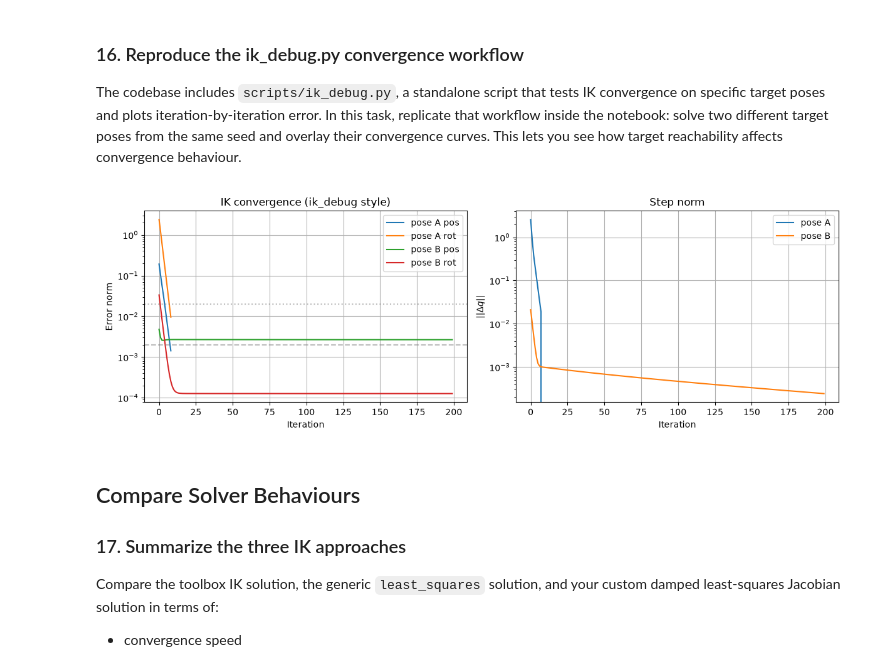
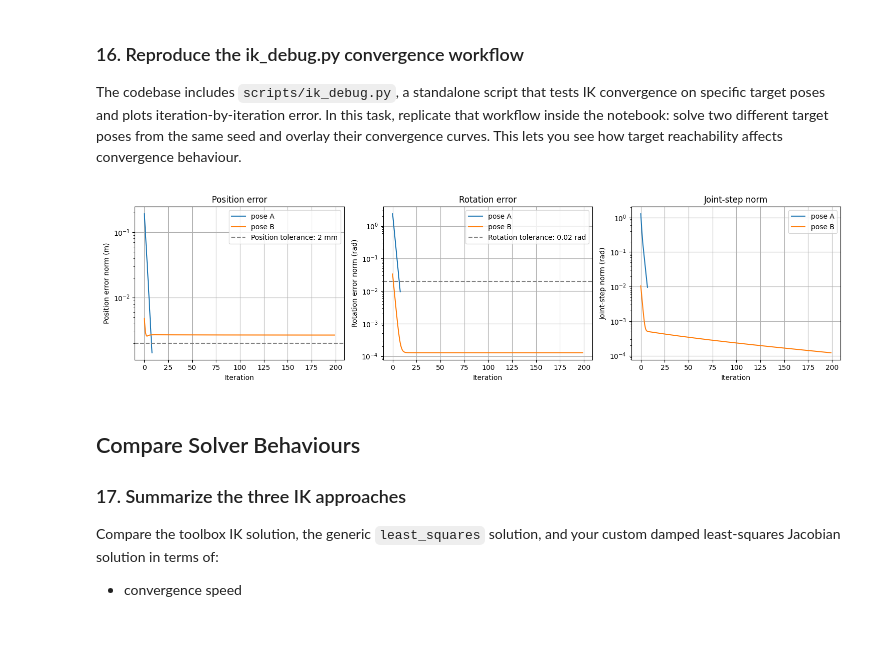
Before and after one commit to AnanthaPrajith/mycobot_ws, a Jupyter notebook: notebooks/03_InverseKinematics.ipynb, the cells around one changed output. Saved outputs shown, nothing was run; the diff lists cells and outputs as text; code cells hidden in the pictures; blank space fills up the shorter version.

```diff
--- a/notebooks/03_InverseKinematics.ipynb
+++ b/notebooks/03_InverseKinematics.ipynb
@@ -401,12 +401,13 @@ def damped_least_squares_ik(robot, bodyname, targetpose, q0, damping=1e-2, step=
         lambda2_I = damping**2 * np.eye(J.shape[0])
         dq = J.T @ np.linalg.solve(J @ J.T + lambda2_I, e)
 
+        q_previous = q.copy()
         q = q + step * dq
 
         if clamp_joints and qlim is not None:
             q = np.clip(q, qlim[0, :], qlim[1, :])
 
-        history[-1]['step_norm'] = np.linalg.norm(dq)
+        history[-1]['step_norm'] = np.linalg.norm(q - q_previous)
 
     return q, history
 # %% [markdown]
@@ -525,47 +526,51 @@ The codebase includes `scripts/ik_debug.py`, a standalone script that tests IK c
 # %%
 # Two target poses (similar to defaults in ik_debug.py)
 pose_a_xyzrpy = [0.0880, -0.0645, 0.2315, 2.337, -0.007, -1.5888]  # m, rad
 pose_b_xyzrpy = [0.0502, -0.0639, 0.4194, -1.601, -0.009, -1.5817]  # m, rad
 
 def xyzrpy_to_se3(xyzrpy):
     """Build SE3 from [x, y, z, roll, pitch, yaw] using the codebase RPY convention."""
     return SE3(rpy_to_transform(xyzrpy[:3], xyzrpy[3:6]))
 
 target_a = xyzrpy_to_se3(pose_a_xyzrpy)
 target_b = xyzrpy_to_se3(pose_b_xyzrpy)
 
 q0_debug = np.zeros(mycobot.n)
 
 _, hist_a = damped_least_squares_ik(mycobot, bodyname, target_a, q0_debug,
                                      damping=0.05, step=0.5, max_iters=200)
 _, hist_b = damped_least_squares_ik(mycobot, bodyname, target_b, q0_debug,
                                      damping=0.05, step=0.5, max_iters=200)
 
-fig, axes = plt.subplots(1, 2, figsize=(12, 4))
+fig, axes = plt.subplots(1, 3, figsize=(15, 4))
 
-axes[0].semilogy([h['iteration'] for h in hist_a], [h['pos_error_norm'] for h in hist_a], label='pose A pos')
-axes[0].semilogy([h['iteration'] for h in hist_a], [h['rot_error_norm'] for h in hist_a], label='pose A rot')
-axes[0].semilogy([h['iteration'] for h in hist_b], [h['pos_error_norm'] for h in hist_b], label='pose B pos')
-axes[0].semilogy([h['iteration'] for h in hist_b], [h['rot_error_norm'] for h in hist_b], label='pose B rot')
-axes[0].set_title('IK convergence (ik_debug style)')
-axes[0].set_xlabel('Iteration')
-axes[0].set_ylabel('Error norm')
-axes[0].axhline(0.002, color='gray', linestyle='--', alpha=0.5)
-axes[0].axhline(0.02, color='gray', linestyle=':', alpha=0.5)
-axes[0].legend()
-axes[0].grid(True)
+for label, history in [('pose A', hist_a), ('pose B', hist_b)]:
+    iterations = [h['iteration'] for h in history]
+    axes[0].semilogy(iterations, [h['pos_error_norm'] for h in history], label=label)
+    axes[1].semilogy(iterations, [h['rot_error_norm'] for h in history], label=label)
+    # Zero steps have no logarithm; leave them as gaps rather than inventing a value.
+    steps = [h['step_norm'] if h['step_norm'] > 0 else np.nan for h in history]
+    axes[2].semilogy(iterations, steps, label=label)
 
-axes[1].semilogy([h['iteration'] for h in hist_a], [h['step_norm'] for h in hist_a], label='pose A')
-axes[1].semilogy([h['iteration'] for h in hist_b], [h['step_norm'] for h in hist_b], label='pose B')
-axes[1].set_title('Step norm')
-axes[1].set_xlabel('Iteration')
-axes[1].set_ylabel(r'$||\Delta q||$')
-axes[1].legend()
-axes[1].grid(True)
+axes[0].set_title('Position error')
+axes[0].set_ylabel('Position error norm (m)')
+axes[0].axhline(0.002, color='gray', linestyle='--', label='Position tolerance: 2 mm')
+
+axes[1].set_title('Rotation error')
+axes[1].set_ylabel('Rotation error norm (rad)')
+axes[1].axhline(0.02, color='gray', linestyle='--', label='Rotation tolerance: 0.02 rad')
+
+axes[2].set_title('Joint-step norm')
+axes[2].set_ylabel('Joint-step norm (rad)')
+
+for ax in axes:
+    ax.set_xlabel('Iteration')
+    ax.grid(True)
+    ax.legend()
 
 plt.tight_layout()
 # %% [output]
-[figure, old version]
+[figure, new version]
 # %% [markdown]
 ## Compare Solver Behaviours
 
```
Also changed, not shown: parts of 9 cells of this notebook, 14 other files.
